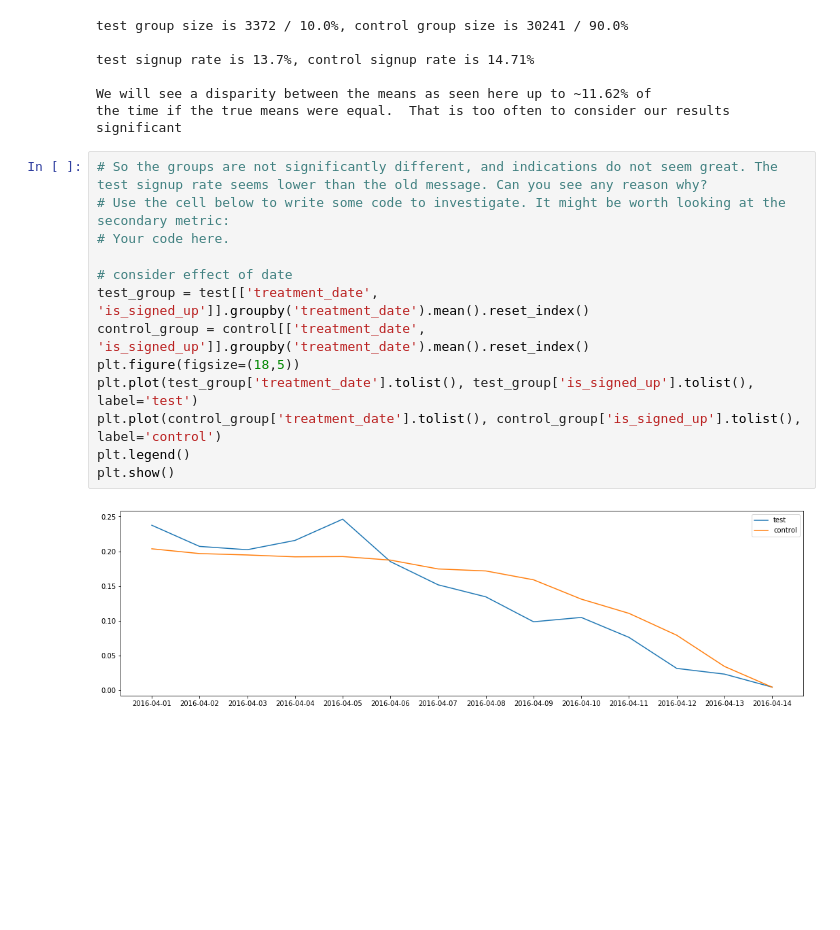
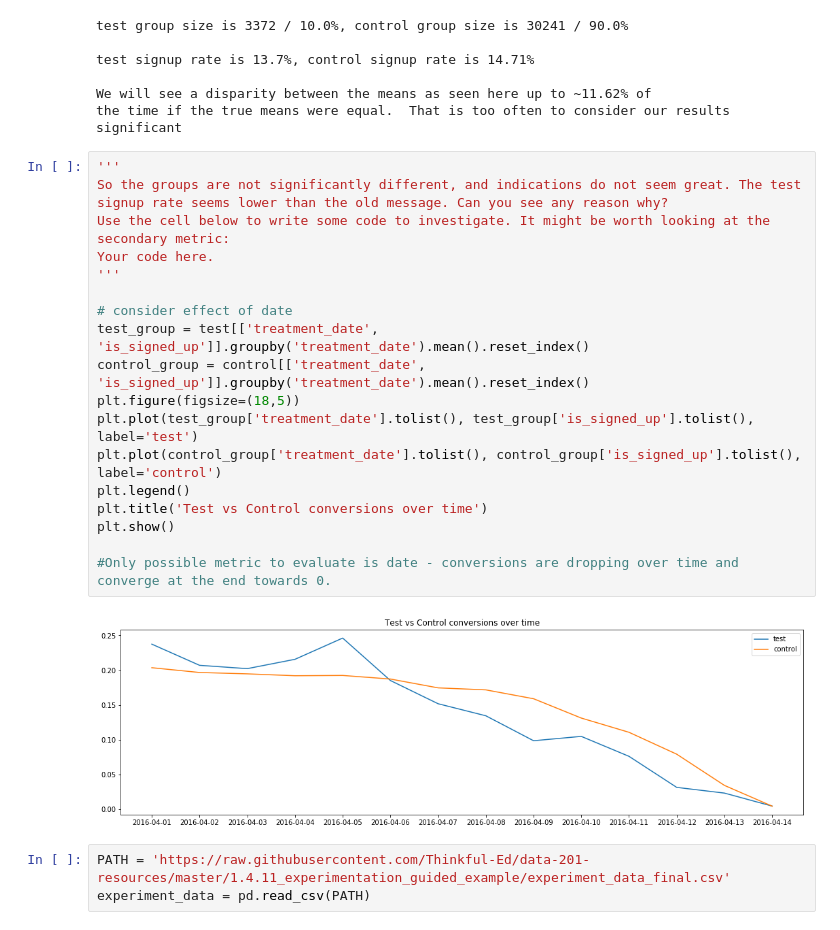
Before and after one commit to abd124abd/thinkful_data_science, a Jupyter notebook: bootcamp/unit_1/l_4/s_9/mock_experiment_walkthrough.ipynb, the cells around one changed output. Drawn from its saved outputs; the diff is of its cells as text; blank space fills up the shorter version.

```diff
--- a/bootcamp/unit_1/l_4/s_9/mock_experiment_walkthrough.ipynb
+++ b/bootcamp/unit_1/l_4/s_9/mock_experiment_walkthrough.ipynb
@@ -49,17 +49,25 @@ test signup rate is 13.7%, control signup rate is 14.71%
 We will see a disparity between the means as seen here up to ~11.62% of
 the time if the true means were equal.  That is too often to consider our results significant
 # %%
-# So the groups are not significantly different, and indications do not seem great. The test signup rate seems lower than the old message. Can you see any reason why?
-# Use the cell below to write some code to investigate. It might be worth looking at the secondary metric:
-# Your code here.
+'''
+So the groups are not significantly different, and indications do not seem great. The test signup rate seems lower than the old message. Can you see any reason why?
+Use the cell below to write some code to investigate. It might be worth looking at the secondary metric:
+Your code here.
+'''
 
 # consider effect of date
 test_group = test[['treatment_date', 'is_signed_up']].groupby('treatment_date').mean().reset_index()
 control_group = control[['treatment_date', 'is_signed_up']].groupby('treatment_date').mean().reset_index()
 plt.figure(figsize=(18,5))
 plt.plot(test_group['treatment_date'].tolist(), test_group['is_signed_up'].tolist(), label='test')
 plt.plot(control_group['treatment_date'].tolist(), control_group['is_signed_up'].tolist(), label='control')
 plt.legend()
+plt.title('Test vs Control conversions over time')
 plt.show()
+
+#Only possible metric to evaluate is date - conversions are dropping over time and converge at the end towards 0.
 # %% [output]
-[figure, old version]
+[figure, new version]
+# %%
+PATH = 'https://raw.githubusercontent.com/Thinkful-Ed/data-201-resources/master/1.4.11_experimentation_guided_example/experiment_data_final.csv'
+experiment_data = pd.read_csv(PATH)
```
Also changed, not shown: parts of 2 cells of this notebook.
